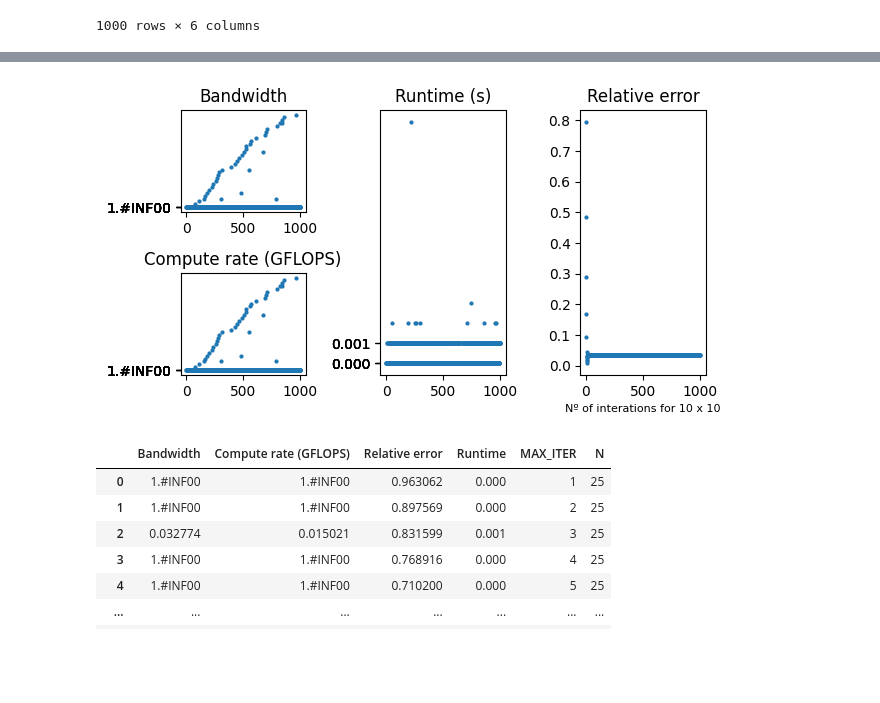
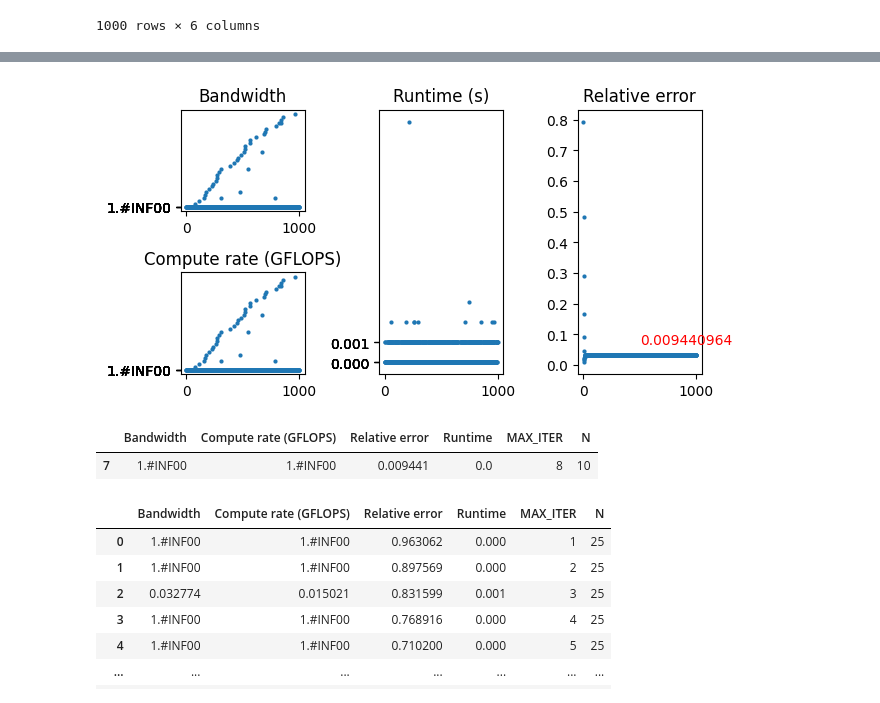
Before and after one commit to carollaurini/Sustainability-of-Scalable-AI, a Jupyter notebook: data_analysis/analysis.ipynb, the cells around one changed output, grey strips where cells are left out. Saved outputs shown, nothing was run; the diff lists cells and outputs as text; code cells hidden in the pictures; blank space fills up the shorter version.

```diff
--- a/data_analysis/analysis.ipynb
+++ b/data_analysis/analysis.ipynb
@@ -291,36 +260,42 @@ x = np.arange(1, 1001)
 plot1.plot(x, df10['Bandwidth'],'.', markeredgewidth=0.02)
 plot1.set_title('Bandwidth')
 idx = np.round(np.linspace(0, len(df10['Bandwidth']) - 1, 10)).astype(int)
 plot1.set(yticks=df10['Bandwidth'][idx])
-plt.xlabel("Nº of interations for 10 x 10",fontsize=8)
+
 
 # Plot for square root
 plot4.plot(x, df10['Relative error'],'.', markeredgewidth=0.02)
 plot4.set_title('Relative error')
-
+plt.text(500, .08, np.min(df10['Relative error']), ha='left', va='center',color='red')
 
 
 # Plot for Square
 plot3.plot(x, df10['Compute rate (GFLOPS)'],'.', markeredgewidth=0.02)
 plot3.set_title('Compute rate (GFLOPS)')
 idx = np.round(np.linspace(0, len(df10['Compute rate (GFLOPS)']) - 1, 10)).astype(int)
 plot3.set(yticks=df10['Compute rate (GFLOPS)'][idx])
 
 # Plot for Square
 plot2.plot(x, df10['Runtime'],'.', markeredgewidth=0.02)
 plot2.set_title('Runtime (s)')
 idx = np.round(np.linspace(0, len(df10['Runtime']) - 1, 10)).astype(int)
 plot2.set(yticks=df10['Runtime'][idx])
 
 
 
 
 
 # Packing all the plots and displaying them
 plt.tight_layout()
 plt.savefig('10.png', dpi=300, bbox_inches='tight')
 # %% [output]
-[figure, old version]
+[figure, new version]
+# %%
+df10['Relative error'].idxmin()
+df10[df10.index == df10['Relative error'].idxmin()]
+# %% [output]
+|  | Bandwidth | Compute rate (GFLOPS) | Relative error | Runtime | MAX_ITER | N |
+| 7 | 1.#INF00 | 1.#INF00 | 0.009441 | 0.0 | 8 | 10 |
 # %%
 #n=25
 df25= pd.read_csv("C:/Users/carol/Desktop/RadBoudCode/out_25.txt", sep =';',names = ['Bandwidth','Compute rate (GFLOPS)','Relative error','Runtime'])
```
Also changed, not shown: parts of 24 cells of this notebook, 13 other files.
